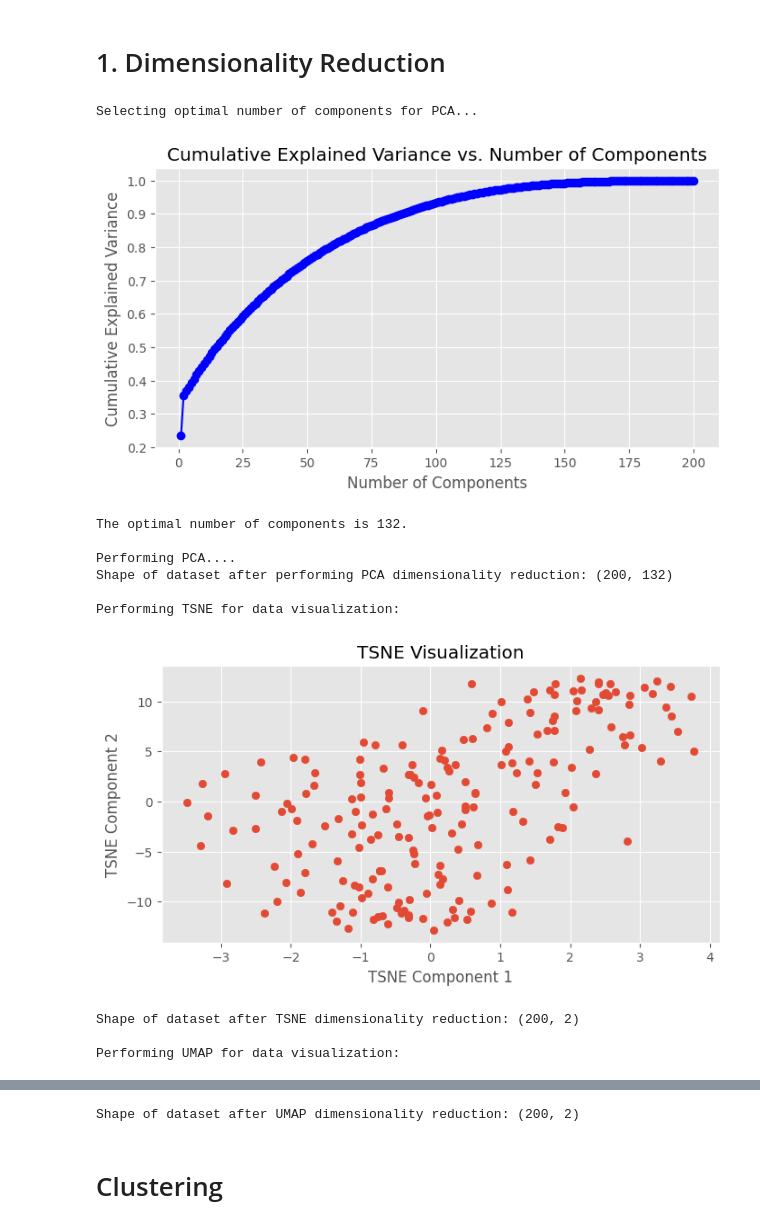
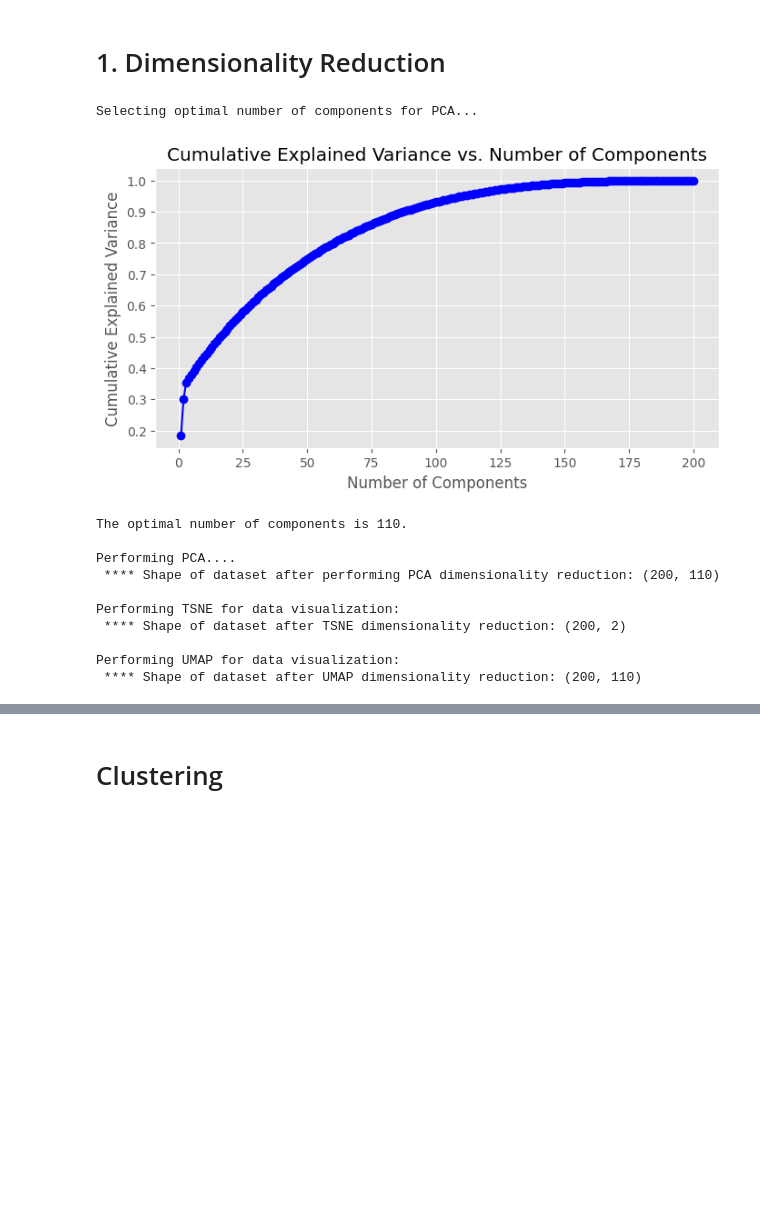
Before and after one commit to costasmexis/machinelearningcourse, a Jupyter notebook: assignment_3/Untitled.ipynb, the cells around one changed output, grey strips where cells are left out. Cells and saved outputs as stored; diff of their text form; code cells hidden in the pictures; blank space fills up the shorter version.

```diff
--- a/assignment_3/Untitled.ipynb
+++ b/assignment_3/Untitled.ipynb
@@ -98,25 +146,25 @@ class ClassForAssignment_3:
 # %%
-dataset1 = ClassForAssignment_3("Assignment_3_2023_datasets/dataset1.csv")  # Provide the path to your file here
+dataset = ClassForAssignment_3("Assignment_3_2023_datasets/dataset5.csv")  # Provide the path to your file here
 # %% [markdown]
 # 1. Dimensionality Reduction
 # %%
-dataset1.normalize_data()
+dataset.normalize_data()
 
-dataset1.pca_dimensionality_reduction()
+dataset.pca_dimensionality_reduction()
 
-dataset1.tsne_dimensionality_reduction()
+dataset.tsne_dimensionality_reduction()
 
-dataset1.umap_dimensionality_reduction()
+dataset.umap_dimensionality_reduction()
 # %% [output]
 Selecting optimal number of components for PCA...
-[figure, old version]
+[figure, new version]
-The optimal number of components is 132.
+The optimal number of components is 110.
 
 Performing PCA....
-Shape of dataset after performing PCA dimensionality reduction: (200, 132)
+ **** Shape of dataset after performing PCA dimensionality reduction: (200, 110)
 
 Performing TSNE for data visualization:
+ **** Shape of dataset after TSNE dimensionality reduction: (200, 2)
+
+Performing UMAP for data visualization:
+ **** Shape of dataset after UMAP dimensionality reduction: (200, 110)
-[figure, removed]
-Shape of dataset after TSNE dimensionality reduction: (200, 2)
-
-Performing UMAP for data visualization:
@@ -124,3 +171,2 @@ Performing UMAP for data visualization:
-Shape of dataset after UMAP dimensionality reduction: (200, 2)
 # %% [markdown]
 # Clustering
```
Also changed, not shown: parts of 10 cells of this notebook.
